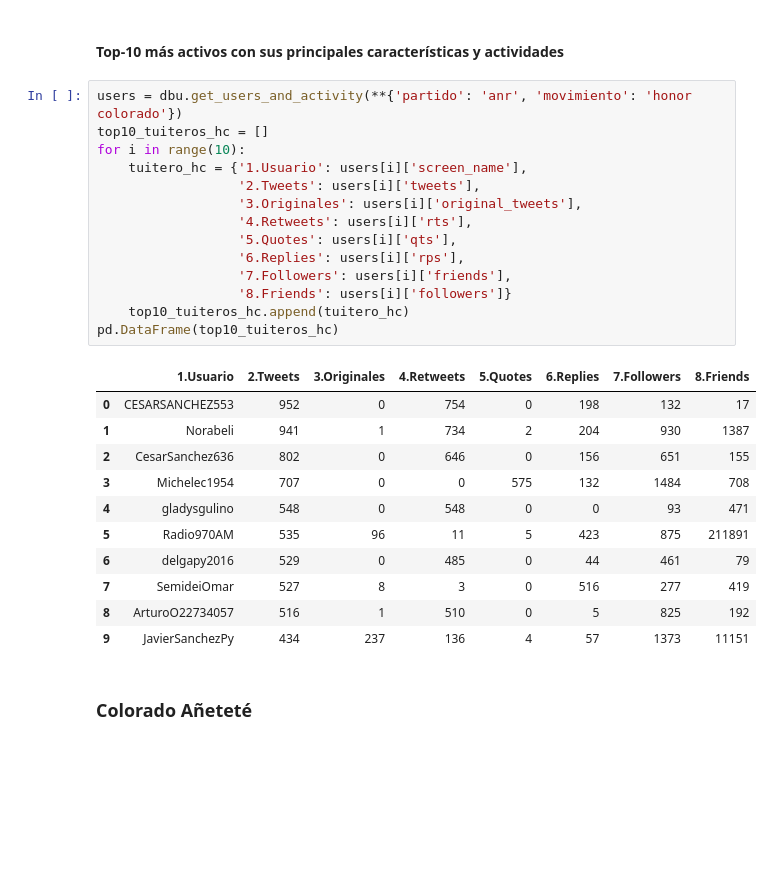
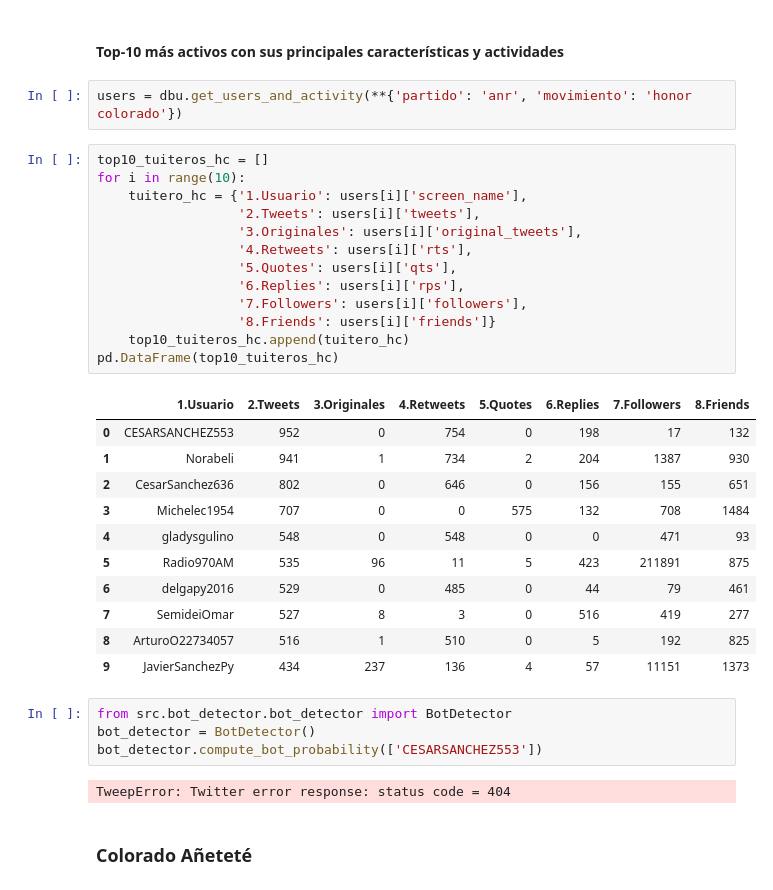
Before and after one commit to ParticipaPY/politic-bots, a Jupyter notebook: reports/notebooks/bots_politicos_internas_anr_2017.ipynb, the cells around one changed output. Cells and saved outputs as stored; diff of their text form; blank space fills up the shorter version.

```diff
--- a/reports/notebooks/bots_politicos_internas_anr_2017.ipynb
+++ b/reports/notebooks/bots_politicos_internas_anr_2017.ipynb
@@ -1011,32 +1011,39 @@ print('{0} usuarios tuitearon utilizando hashtags vinculados al movimiento Honor
 15663 usuarios tuitearon utilizando hashtags vinculados al movimiento Honor Colorado
 # %% [markdown]
 #### Top-10 más activos con sus principales características y actividades
+# %%
+users = dbu.get_users_and_activity(**{'partido': 'anr', 'movimiento': 'honor colorado'})
 # %%
-users = dbu.get_users_and_activity(**{'partido': 'anr', 'movimiento': 'honor colorado'})
 top10_tuiteros_hc = []
 for i in range(10):
     tuitero_hc = {'1.Usuario': users[i]['screen_name'],
                   '2.Tweets': users[i]['tweets'],
                   '3.Originales': users[i]['original_tweets'],
                   '4.Retweets': users[i]['rts'],
                   '5.Quotes': users[i]['qts'],
                   '6.Replies': users[i]['rps'],
-                  '7.Followers': users[i]['friends'],
-                  '8.Friends': users[i]['followers']}
+                  '7.Followers': users[i]['followers'],
+                  '8.Friends': users[i]['friends']}
     top10_tuiteros_hc.append(tuitero_hc)
 pd.DataFrame(top10_tuiteros_hc)
 # %% [output]
 |  | 1.Usuario | 2.Tweets | 3.Originales | 4.Retweets | 5.Quotes | 6.Replies | 7.Followers | 8.Friends |
-| 0 | CESARSANCHEZ553 | 952 | 0 | 754 | 0 | 198 | 132 | 17 |
-| 1 | Norabeli | 941 | 1 | 734 | 2 | 204 | 930 | 1387 |
-| 2 | CesarSanchez636 | 802 | 0 | 646 | 0 | 156 | 651 | 155 |
-| 3 | Michelec1954 | 707 | 0 | 0 | 575 | 132 | 1484 | 708 |
-| 4 | gladysgulino | 548 | 0 | 548 | 0 | 0 | 93 | 471 |
-| 5 | Radio970AM | 535 | 96 | 11 | 5 | 423 | 875 | 211891 |
-| 6 | delgapy2016 | 529 | 0 | 485 | 0 | 44 | 461 | 79 |
-| 7 | SemideiOmar | 527 | 8 | 3 | 0 | 516 | 277 | 419 |
-| 8 | ArturoO22734057 | 516 | 1 | 510 | 0 | 5 | 825 | 192 |
-| 9 | JavierSanchezPy | 434 | 237 | 136 | 4 | 57 | 1373 | 11151 |
+| 0 | CESARSANCHEZ553 | 952 | 0 | 754 | 0 | 198 | 17 | 132 |
+| 1 | Norabeli | 941 | 1 | 734 | 2 | 204 | 1387 | 930 |
+| 2 | CesarSanchez636 | 802 | 0 | 646 | 0 | 156 | 155 | 651 |
+| 3 | Michelec1954 | 707 | 0 | 0 | 575 | 132 | 708 | 1484 |
+| 4 | gladysgulino | 548 | 0 | 548 | 0 | 0 | 471 | 93 |
+| 5 | Radio970AM | 535 | 96 | 11 | 5 | 423 | 211891 | 875 |
+| 6 | delgapy2016 | 529 | 0 | 485 | 0 | 44 | 79 | 461 |
+| 7 | SemideiOmar | 527 | 8 | 3 | 0 | 516 | 419 | 277 |
+| 8 | ArturoO22734057 | 516 | 1 | 510 | 0 | 5 | 192 | 825 |
+| 9 | JavierSanchezPy | 434 | 237 | 136 | 4 | 57 | 11151 | 1373 |
+# %%
+from src.bot_detector.bot_detector import BotDetector
+bot_detector = BotDetector()
+bot_detector.compute_bot_probability(['CESARSANCHEZ553'])
+# %% [output]
+TweepError: Twitter error response: status code = 404
 # %% [markdown]
 ### Colorado Añeteté
 # %%
```
